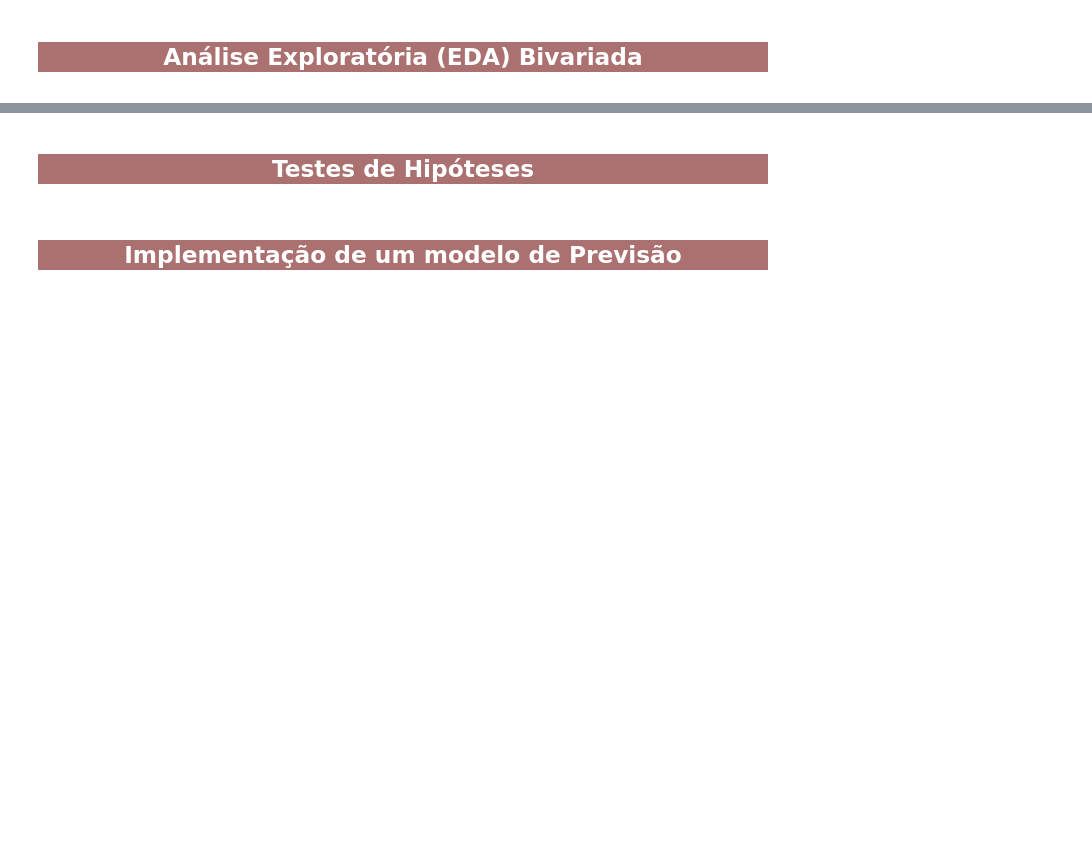
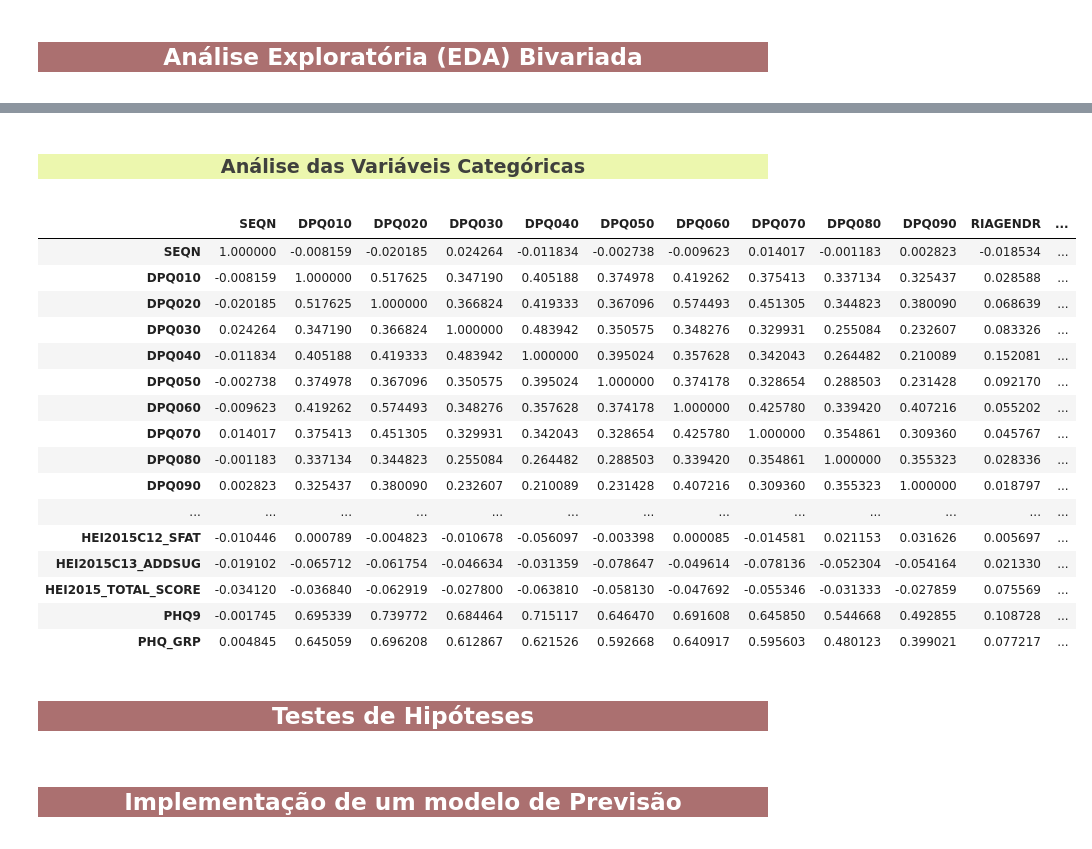
Before and after one commit to Oseiasdfarias/Case-Analise-Depressao, a Jupyter notebook: notebooks/Case-Analise-Depressao.ipynb, the cells around one changed output, grey strips where cells are left out. Cells and saved outputs as stored; diff of their text form; code cells hidden in the pictures; blank space fills up the shorter version.

```diff
--- a/notebooks/Case-Analise-Depressao.ipynb
+++ b/notebooks/Case-Analise-Depressao.ipynb
@@ -763,3 +791,25 @@ plt.show()
+# %% [markdown]
+<center> <h3 style="background-color:#ECF7AE; color:#3F403D; font-weight: bold" >Análise das Variáveis Categóricas</h3></center>
+# %%
+df_phd_hei.corr().style.background_gradient(cmap='Blues')
+# %% [output]
+|  | SEQN | DPQ010 | DPQ020 | DPQ030 | DPQ040 | DPQ050 | DPQ060 | DPQ070 | DPQ080 | DPQ090 | RIAGENDR | ... |
+| SEQN | 1.000000 | -0.008159 | -0.020185 | 0.024264 | -0.011834 | -0.002738 | -0.009623 | 0.014017 | -0.001183 | 0.002823 | -0.018534 | ... |
+| DPQ010 | -0.008159 | 1.000000 | 0.517625 | 0.347190 | 0.405188 | 0.374978 | 0.419262 | 0.375413 | 0.337134 | 0.325437 | 0.028588 | ... |
+| DPQ020 | -0.020185 | 0.517625 | 1.000000 | 0.366824 | 0.419333 | 0.367096 | 0.574493 | 0.451305 | 0.344823 | 0.380090 | 0.068639 | ... |
+| DPQ030 | 0.024264 | 0.347190 | 0.366824 | 1.000000 | 0.483942 | 0.350575 | 0.348276 | 0.329931 | 0.255084 | 0.232607 | 0.083326 | ... |
+| DPQ040 | -0.011834 | 0.405188 | 0.419333 | 0.483942 | 1.000000 | 0.395024 | 0.357628 | 0.342043 | 0.264482 | 0.210089 | 0.152081 | ... |
+| DPQ050 | -0.002738 | 0.374978 | 0.367096 | 0.350575 | 0.395024 | 1.000000 | 0.374178 | 0.328654 | 0.288503 | 0.231428 | 0.092170 | ... |
+| DPQ060 | -0.009623 | 0.419262 | 0.574493 | 0.348276 | 0.357628 | 0.374178 | 1.000000 | 0.425780 | 0.339420 | 0.407216 | 0.055202 | ... |
+| DPQ070 | 0.014017 | 0.375413 | 0.451305 | 0.329931 | 0.342043 | 0.328654 | 0.425780 | 1.000000 | 0.354861 | 0.309360 | 0.045767 | ... |
+| DPQ080 | -0.001183 | 0.337134 | 0.344823 | 0.255084 | 0.264482 | 0.288503 | 0.339420 | 0.354861 | 1.000000 | 0.355323 | 0.028336 | ... |
+| DPQ090 | 0.002823 | 0.325437 | 0.380090 | 0.232607 | 0.210089 | 0.231428 | 0.407216 | 0.309360 | 0.355323 | 1.000000 | 0.018797 | ... |
+| ... | ... | ... | ... | ... | ... | ... | ... | ... | ... | ... | ... | ... |
+| HEI2015C12_SFAT | -0.010446 | 0.000789 | -0.004823 | -0.010678 | -0.056097 | -0.003398 | 0.000085 | -0.014581 | 0.021153 | 0.031626 | 0.005697 | ... |
+| HEI2015C13_ADDSUG | -0.019102 | -0.065712 | -0.061754 | -0.046634 | -0.031359 | -0.078647 | -0.049614 | -0.078136 | -0.052304 | -0.054164 | 0.021330 | ... |
+| HEI2015_TOTAL_SCORE | -0.034120 | -0.036840 | -0.062919 | -0.027800 | -0.063810 | -0.058130 | -0.047692 | -0.055346 | -0.031333 | -0.027859 | 0.075569 | ... |
+| PHQ9 | -0.001745 | 0.695339 | 0.739772 | 0.684464 | 0.715117 | 0.646470 | 0.691608 | 0.645850 | 0.544668 | 0.492855 | 0.108728 | ... |
+| PHQ_GRP | 0.004845 | 0.645059 | 0.696208 | 0.612867 | 0.621526 | 0.592668 | 0.640917 | 0.595603 | 0.480123 | 0.399021 | 0.077217 | ... |
 # %% [markdown]
 <center> <h2 style="background-color:#AB7070; color:white; font-weight: bold" >Testes de Hipóteses</h2></center>
 # %% [markdown]
```
Also changed, not shown: parts of 15 cells of this notebook.
